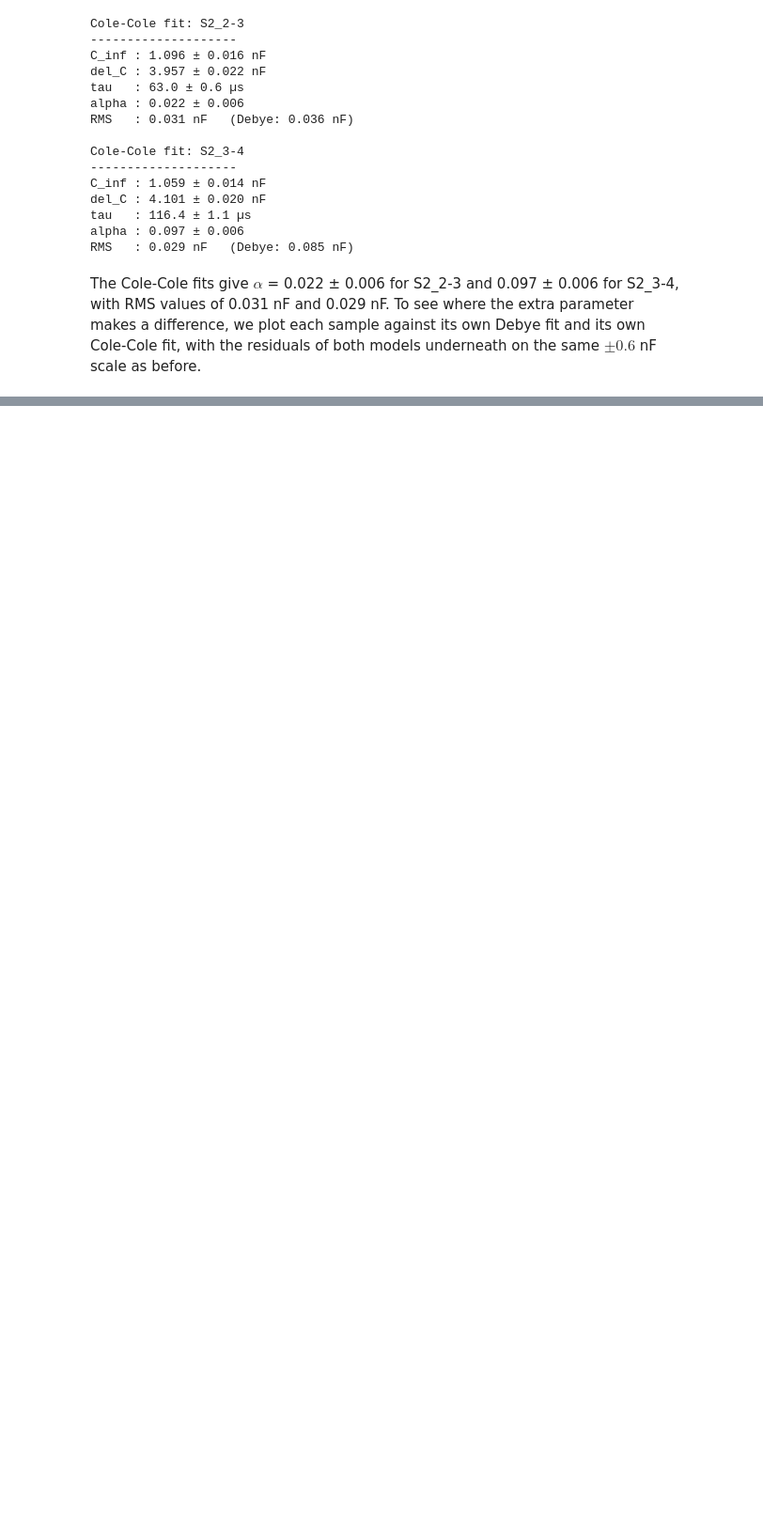
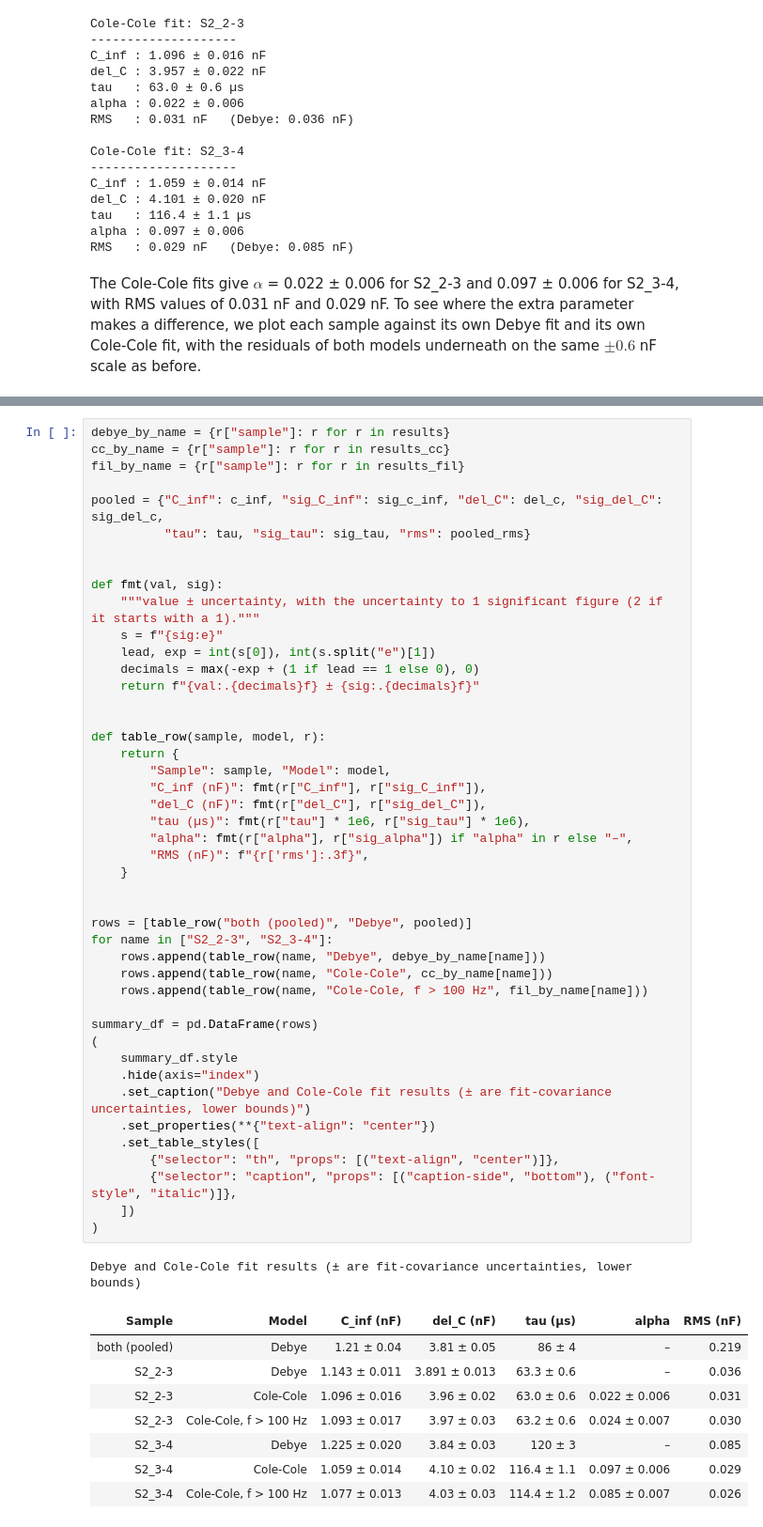
Before and after one commit to m-i-t-h-r-a-n/ac-circuit-modeling, a Jupyter notebook: capacitor-qubit/notebook.ipynb, the cells around one changed output, grey strips where cells are left out. Shown at 94% size. Saved outputs shown, nothing was run; the diff lists cells and outputs as text; blank space fills up the shorter version.

```diff
--- a/capacitor-qubit/notebook.ipynb
+++ b/capacitor-qubit/notebook.ipynb
@@ -412,0 +477,55 @@ plt.show()
+# %%
+debye_by_name = {r["sample"]: r for r in results}
+cc_by_name = {r["sample"]: r for r in results_cc}
+fil_by_name = {r["sample"]: r for r in results_fil}
+
+pooled = {"C_inf": c_inf, "sig_C_inf": sig_c_inf, "del_C": del_c, "sig_del_C": sig_del_c,
+          "tau": tau, "sig_tau": sig_tau, "rms": pooled_rms}
+
+
+def fmt(val, sig):
+    """value ± uncertainty, with the uncertainty to 1 significant figure (2 if it starts with a 1)."""
+    s = f"{sig:e}"
+    lead, exp = int(s[0]), int(s.split("e")[1])
+    decimals = max(-exp + (1 if lead == 1 else 0), 0)
+    return f"{val:.{decimals}f} ± {sig:.{decimals}f}"
+
+
+def table_row(sample, model, r):
+    return {
+        "Sample": sample, "Model": model,
+        "C_inf (nF)": fmt(r["C_inf"], r["sig_C_inf"]),
+        "del_C (nF)": fmt(r["del_C"], r["sig_del_C"]),
+        "tau (µs)": fmt(r["tau"] * 1e6, r["sig_tau"] * 1e6),
+        "alpha": fmt(r["alpha"], r["sig_alpha"]) if "alpha" in r else "–",
+        "RMS (nF)": f"{r['rms']:.3f}",
+    }
+
+
+rows = [table_row("both (pooled)", "Debye", pooled)]
+for name in ["S2_2-3", "S2_3-4"]:
+    rows.append(table_row(name, "Debye", debye_by_name[name]))
+    rows.append(table_row(name, "Cole-Cole", cc_by_name[name]))
+    rows.append(table_row(name, "Cole-Cole, f > 100 Hz", fil_by_name[name]))
+
+summary_df = pd.DataFrame(rows)
+(
+    summary_df.style
+    .hide(axis="index")
+    .set_caption("Debye and Cole-Cole fit results (± are fit-covariance uncertainties, lower bounds)")
+    .set_properties(**{"text-align": "center"})
+    .set_table_styles([
+        {"selector": "th", "props": [("text-align", "center")]},
+        {"selector": "caption", "props": [("caption-side", "bottom"), ("font-style", "italic")]},
+    ])
+)
+# %% [output]
+Debye and Cole-Cole fit results (± are fit-covariance uncertainties, lower bounds)
+| Sample | Model | C_inf (nF) | del_C (nF) | tau (µs) | alpha | RMS (nF) |
+| both (pooled) | Debye | 1.21 ± 0.04 | 3.81 ± 0.05 | 86 ± 4 | – | 0.219 |
+| S2_2-3 | Debye | 1.143 ± 0.011 | 3.891 ± 0.013 | 63.3 ± 0.6 | – | 0.036 |
+| S2_2-3 | Cole-Cole | 1.096 ± 0.016 | 3.96 ± 0.02 | 63.0 ± 0.6 | 0.022 ± 0.006 | 0.031 |
+| S2_2-3 | Cole-Cole, f > 100 Hz | 1.093 ± 0.017 | 3.97 ± 0.03 | 63.2 ± 0.6 | 0.024 ± 0.007 | 0.030 |
+| S2_3-4 | Debye | 1.225 ± 0.020 | 3.84 ± 0.03 | 120 ± 3 | – | 0.085 |
+| S2_3-4 | Cole-Cole | 1.059 ± 0.014 | 4.10 ± 0.02 | 116.4 ± 1.1 | 0.097 ± 0.006 | 0.029 |
+| S2_3-4 | Cole-Cole, f > 100 Hz | 1.077 ± 0.013 | 4.03 ± 0.03 | 114.4 ± 1.2 | 0.085 ± 0.007 | 0.026 |
```
Also changed, not shown: parts of 8 cells of this notebook.
